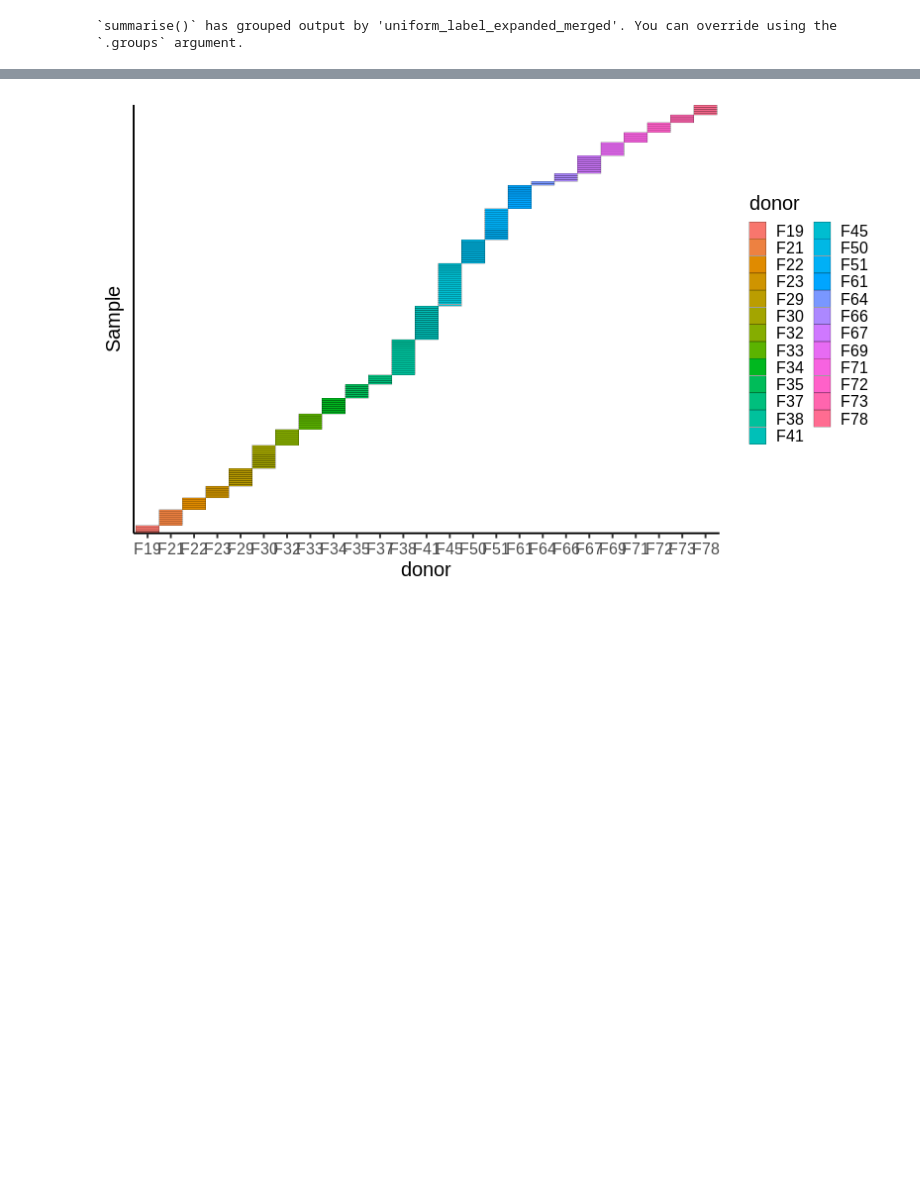
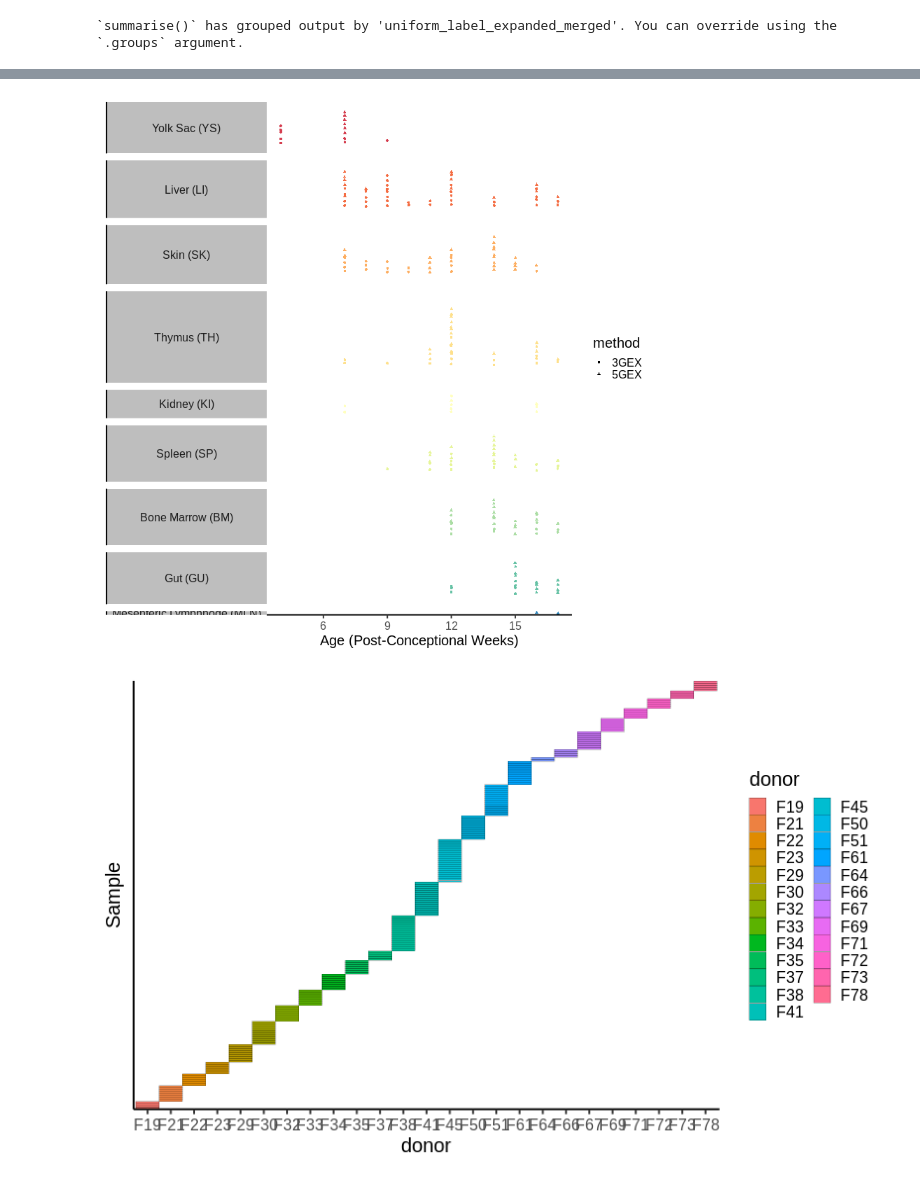
Before and after one commit to Teichlab/Pan_fetal_immune, a Jupyter notebook: src/1_PFI_merging/20210428_datasetPlots.ipynb, the cells around one changed output, grey strips where cells are left out. Saved outputs shown, nothing was run; the diff lists cells and outputs as text; code cells hidden in the pictures; blank space fills up the shorter version.

```diff
--- a/src/1_PFI_merging/20210428_datasetPlots.ipynb
+++ b/src/1_PFI_merging/20210428_datasetPlots.ipynb
@@ -118,3 +243,62 @@ facet_grid(donor~., scales="free", space="free")
+# %%
+%%R -i age_count -w 800 -h 800
+
+organ_labeller <- c(
+    BM="Bone Marrow (BM)",
+    GU="Gut (GU)",
+    KI="Kidney (KI)",
+    LI="Liver (LI)",
+    MLN="Mesenteric Lymphnode (MLN)",
+    SK="Skin (SK)",
+    SP="Spleen (SP)",
+    TH="Thymus (TH)",
+    YS="Yolk Sac (YS)"
+)
+
+pl <- age_count %>%
+    rename(n_cells=index) %>%
+    arrange(age, donor, organ) %>%
+    mutate(donor = factor(donor, levels=unique(donor))) %>%
+    mutate(Sample = factor(Sample, levels=unique(Sample))) %>%
+    # mutate(organ = factor(organ, levels=unique(organ))) %>%
+#     group_by(organ, age, donor) %>%
+#     summarise(n_samples=n(), n_cells=sum(n_cells)) %>%
+    group_by(organ, age) %>%
+    mutate(rank_donor=row_number()) %>%
+    mutate(organ=organ_labeller[organ]) %>%
+    group_by(organ) %>%
+    mutate(min_age=min(age)) %>%
+    ungroup() %>%
+    arrange(min_age) %>%
+    mutate(organ=factor(organ, levels=unique(organ))) %>%
+    ggplot(aes(age, rank_donor, color=organ, shape=method)) +
+    geom_jitter(width=0.01) +
+    # geom_point(aes(size=n_cells)) +
+    # geom_text(aes(label=n_samples), color="black", size=6) +
+    # geom_tile(color='black') +
+    scale_y_continuous(expand=c(0.3,0.3)) +
+    xlab("Age (Post-Conceptional Weeks)") +
+    theme_classic(base_size=20) +
+    scale_color_brewer(palette="Spectral") +
+    guides(color="none") +
+    facet_grid(organ~., scales="free", space="free", switch="both") +
+    scale_size(range=c(5,10), name="# cells") +
+    theme(
+        strip.text.y.left = element_text(angle=0),
+        strip.background = element_rect(fill="grey", color=NA),
+        axis.text.y=element_blank(), axis.ticks.y=element_blank(), axis.title.y=element_blank()
+    )
+
+
+
+# pl +
+# ggsave("~/mount/gdrive/Pan_fetal/Updates_and_presentations/figures/dataset_meta/ageVSorgan_plot.pdf", width=12, height=8) +
+# ggsave("~/mount/gdrive/Pan_fetal/Updates_and_presentations/figures/dataset_meta/ageVSorgan_plot.png", width=12, height=8)
+
+
+pl
+# %% [output]
+[figure, added]
 # %%
 %%R -i age_count -w 800 -h 500
 
```
Also changed, not shown: parts of 17 cells of this notebook.
